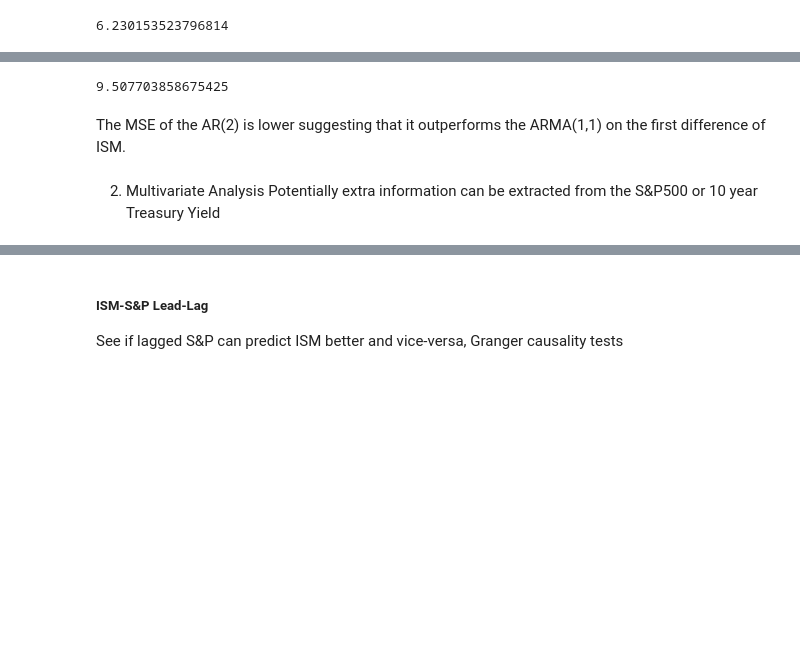
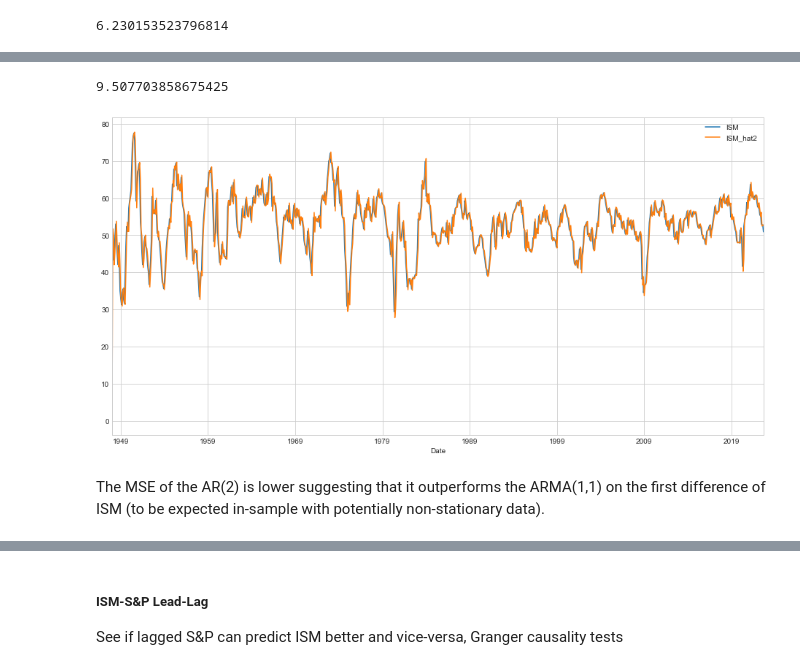
Before and after one commit to santoromano/Macro-Cross-Sectional-Analysis, a Jupyter notebook: ism.ipynb, the cells around one changed output, grey strips where cells are left out. Cells and saved outputs as stored; diff of their text form; code cells hidden in the pictures; blank space fills up the shorter version.

```diff
--- a/ism.ipynb
+++ b/ism.ipynb
@@ -79,6 +81,9 @@ data['10-2'] = data['10y'] - data['2y']
 data['10-3m'] = data['10y'] - data['3m']
 
 data["10y_yoy"] = data['10y'] - data['10y'].shift(12)
+data["10y_mom"] = data['10y'] - data['10y'].shift(1)
+
+data["ISM_diff"] = data["ISM"].diff(1)
 
 # data['ISM'][data['ISM'].isna()==True]
 data = data.loc['1948':] # ISM begins in 1948
@@ -310,12 +312,10 @@ Warnings:
 [1] Covariance matrix calculated using the outer product of gradients (complex-step).
 # %%
 data['ISM_hat2'] = model2.predict()
-# data[['ISM','ISM_hat2']].plot(figsize=(16,8))
+data[['ISM','ISM_hat2']].plot(figsize=(16,8))
 mse(data['ISM'], data['ISM_hat2'])
 # %% [output]
 9.507703858675425
+[figure, added]
 # %% [markdown]
-The MSE of the AR(2) is lower suggesting that it outperforms the ARMA(1,1) on the first difference of ISM.
+The MSE of the AR(2) is lower suggesting that it outperforms the ARMA(1,1) on the first difference of ISM (to be expected in-sample with potentially non-stationary data).
-# %% [markdown]
-2) Multivariate Analysis
-Potentially extra information can be extracted from the S&P500 or 10 year Treasury Yield
```
Also changed, not shown: parts of 28 cells of this notebook.
